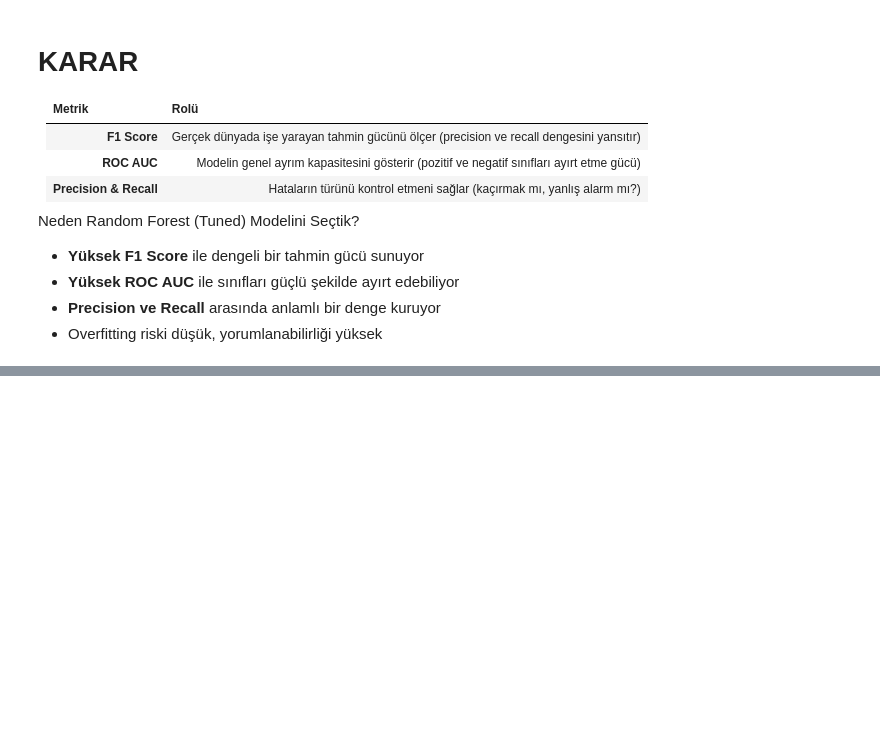
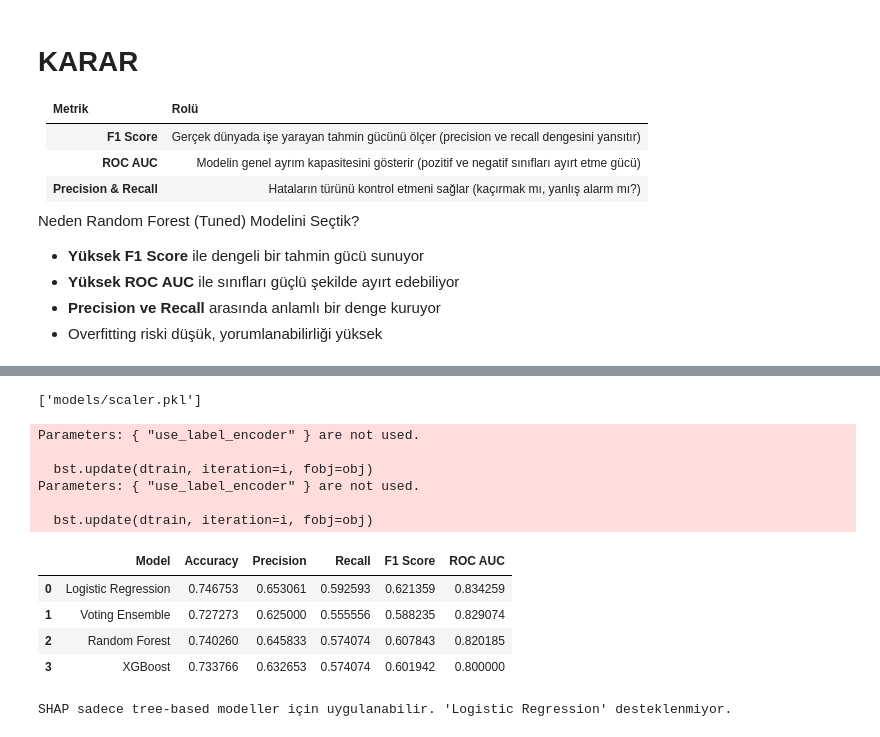
Before and after one commit to omeruncu/Diabetes-Detector, a Jupyter notebook: notebooks/01_eda.ipynb, the cells around one changed output, grey strips where cells are left out. Drawn from its saved outputs; the diff is of its cells as text; code cells hidden in the pictures; blank space fills up the shorter version.

```diff
--- a/notebooks/01_eda.ipynb
+++ b/notebooks/01_eda.ipynb
@@ -905,0 +904,5 @@ joblib.dump(selected_features, "models/selected_features.pkl")
+# %%
+import joblib
+joblib.dump(scaler, "models/scaler.pkl")
+# %% [output]
+['models/scaler.pkl']
@@ -905,0 +916,63 @@ joblib.dump(selected_features, "models/selected_features.pkl")
+# %%
+random_state = 42
+models = {
+            "Logistic Regression": LogisticRegression(max_iter=1000, random_state=random_state),
+            "Random Forest": RandomForestClassifier(n_estimators=100, random_state=random_state),
+            "XGBoost": XGBClassifier(use_label_encoder=False, eval_metric="logloss", random_state=random_state)
+        }
+# %%
+models["Voting Ensemble"] = VotingClassifier(
+    estimators=[
+        ("lr", models["Logistic Regression"]),
+        ("rf", models["Random Forest"]),
+        ("xgb", models["XGBoost"])
+    ],
+    voting="soft"
+)
+# %%
+results = []
+
+for name, model in models.items():
+    model.fit(X_train, y_train)
+    y_pred = model.predict(X_test)
+    y_prob = model.predict_proba(X_test)[:, 1]
+
+    results.append({
+        "Model": name,
+        "Accuracy": accuracy_score(y_test, y_pred),
+        "Precision": precision_score(y_test, y_pred),
+        "Recall": recall_score(y_test, y_pred),
+        "F1 Score": f1_score(y_test, y_pred),
+        "ROC AUC": roc_auc_score(y_test, y_prob)
+    })
+# %% [output]
+Parameters: { "use_label_encoder" } are not used.
+
+  bst.update(dtrain, iteration=i, fobj=obj)
+Parameters: { "use_label_encoder" } are not used.
+
+  bst.update(dtrain, iteration=i, fobj=obj)
+# %%
+results_df = pd.DataFrame(results).sort_values(by="ROC AUC", ascending=False)
+results_df.reset_index(drop=True, inplace=True)
+results_df
+# %% [output]
+|  | Model | Accuracy | Precision | Recall | F1 Score | ROC AUC |
+| 0 | Logistic Regression | 0.746753 | 0.653061 | 0.592593 | 0.621359 | 0.834259 |
+| 1 | Voting Ensemble | 0.727273 | 0.625000 | 0.555556 | 0.588235 | 0.829074 |
+| 2 | Random Forest | 0.740260 | 0.645833 | 0.574074 | 0.607843 | 0.820185 |
+| 3 | XGBoost | 0.733766 | 0.632653 | 0.574074 | 0.601942 | 0.800000 |
+# %%
+best_model_name = results_df.iloc[0]["Model"]
+best_model = models[best_model_name]
+
+# SHAP için sadece tree-based modeller desteklenir (XGBoost, RF)
+if "XGBoost" in best_model_name:
+    explainer = shap.Explainer(best_model)
+    shap_values = explainer(X_test)
+
+    shap.summary_plot(shap_values, X_test, plot_type="bar")
+else:
+    print(f"SHAP sadece tree-based modeller için uygulanabilir. '{best_model_name}' desteklenmiyor.")
+# %% [output]
+SHAP sadece tree-based modeller için uygulanabilir. 'Logistic Regression' desteklenmiyor.
```
Also changed, not shown: parts of 46 cells of this notebook, 3 other files.
